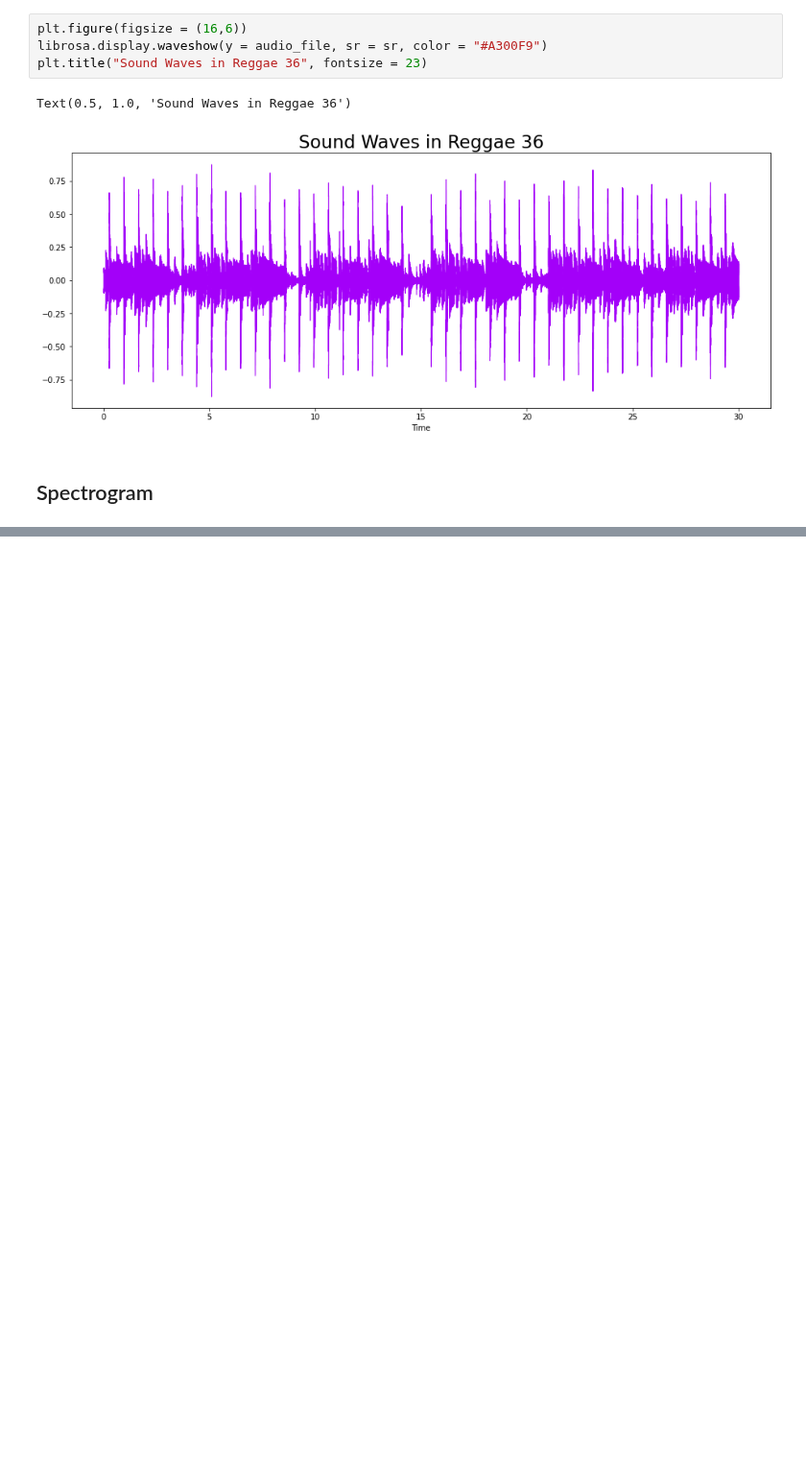
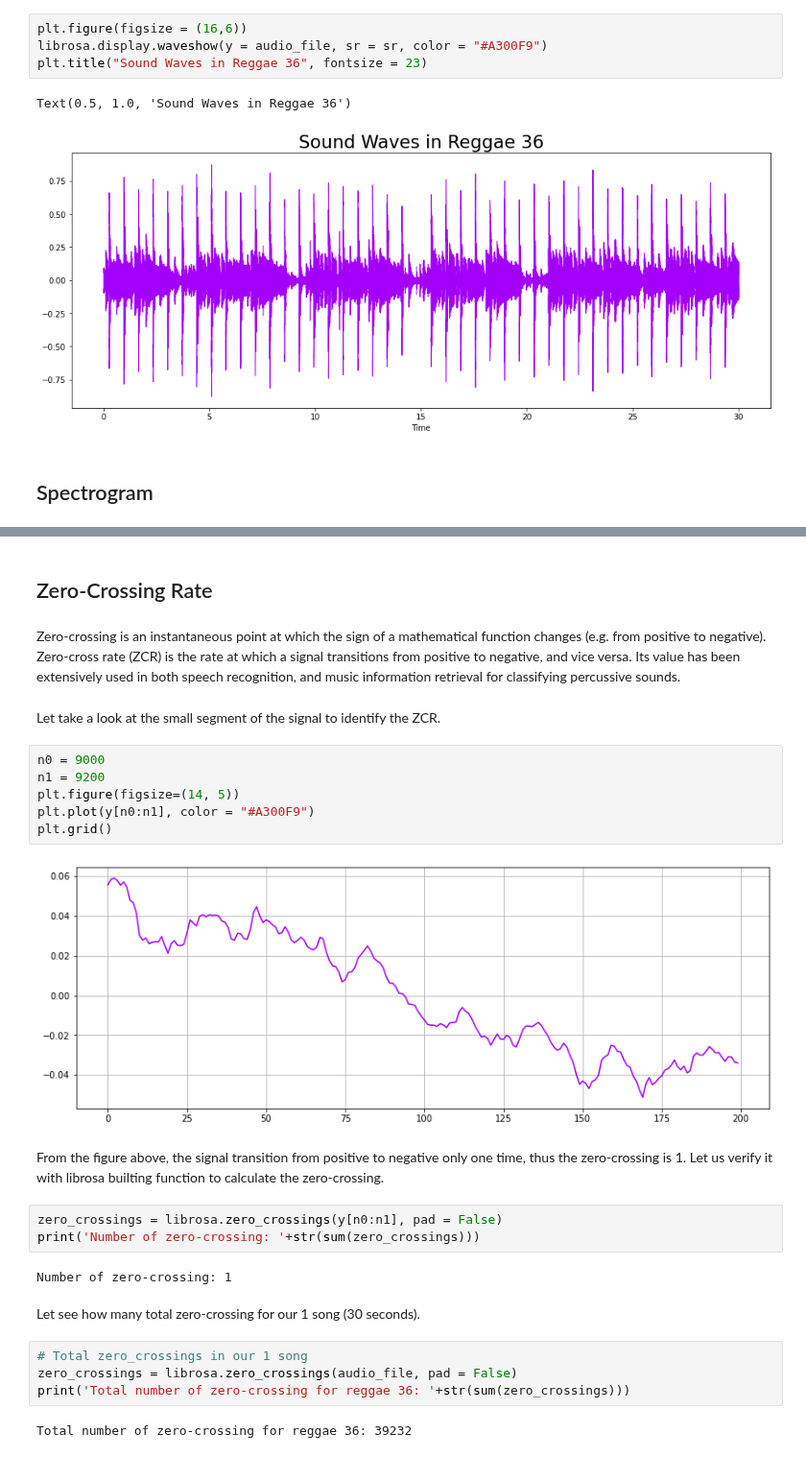
Before and after one commit to TaiNg365/Song_Classification_Recommender_System, a Jupyter notebook: Exploratory Song Features.ipynb, the cells around one changed output, grey strips where cells are left out. Shown at 96% size. Saved outputs shown, nothing was run; the diff lists cells and outputs as text; blank space fills up the shorter version.

Commit message:
Added Zero-Crossing Rate, and Harmonic and Percussive Section.

```diff
--- a/Exploratory Song Features.ipynb
+++ b/Exploratory Song Features.ipynb
@@ -86,0 +97,29 @@ Generally, spectrogram have two-dimensions. Time runs from oldest to youngest al
+# %% [markdown]
+## Zero-Crossing Rate
+# %% [markdown]
+Zero-crossing is an instantaneous point at which the sign of a mathematical function changes (e.g. from positive to negative). Zero-cross rate (ZCR) is the rate at which a signal transitions from positive to negative, and vice versa. Its value has been extensively used in both speech recognition, and music information retrieval for classifying percussive sounds.
+# %% [markdown]
+Let take a look at the small segment of the signal to identify the ZCR.
+# %%
+n0 = 9000
+n1 = 9200
+plt.figure(figsize=(14, 5))
+plt.plot(y[n0:n1], color = "#A300F9")
+plt.grid()
+# %% [output]
+[figure, added]
+# %% [markdown]
+From the figure above, the signal transition from positive to negative only one time, thus the zero-crossing is 1. Let us verify it with librosa builting function to calculate the zero-crossing.
+# %%
+zero_crossings = librosa.zero_crossings(y[n0:n1], pad = False)
+print('Number of zero-crossing: '+str(sum(zero_crossings)))
+# %% [output]
+Number of zero-crossing: 1
+# %% [markdown]
+Let see how many total zero-crossing for our 1 song (30 seconds).
+# %%
+# Total zero_crossings in our 1 song
+zero_crossings = librosa.zero_crossings(audio_file, pad = False)
+print('Total number of zero-crossing for reggae 36: '+str(sum(zero_crossings)))
+# %% [output]
+Total number of zero-crossing for reggae 36: 39232
```
Also changed, not shown: parts of 9 cells of this notebook, 1 other file.
